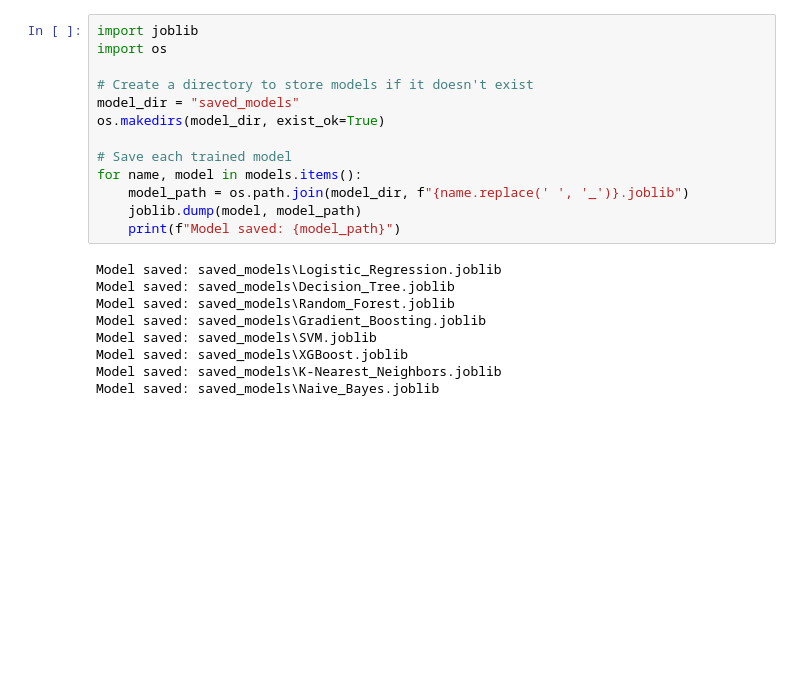
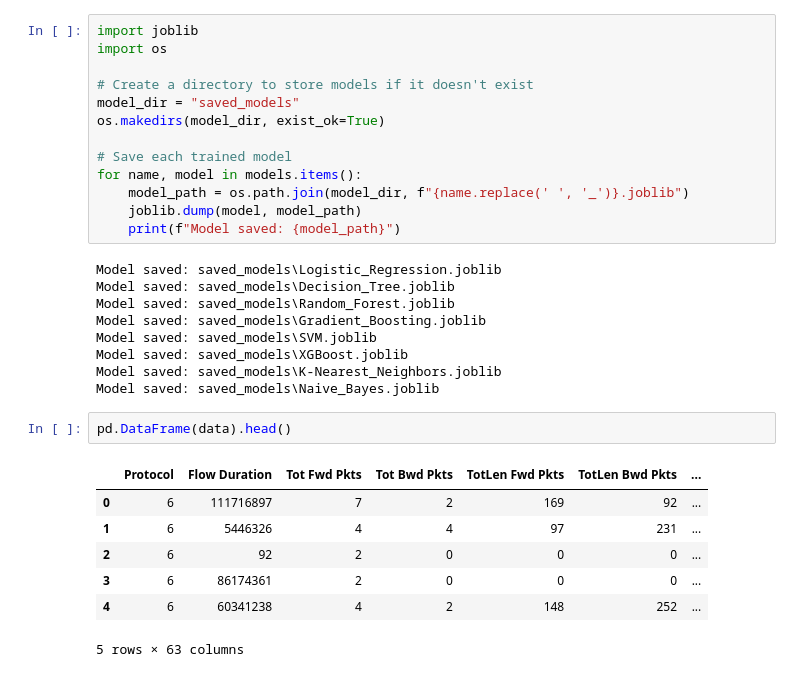
Before and after one commit to prathamk1483/Network-Anomaly-Detection-System, a Jupyter notebook: EDA/main.ipynb, the cells around one changed output. Saved outputs shown, nothing was run; the diff lists cells and outputs as text; blank space fills up the shorter version.

```diff
--- a/EDA/main.ipynb
+++ b/EDA/main.ipynb
@@ -707,3 +707,13 @@ Model saved: saved_models\SVM.joblib
 Model saved: saved_models\XGBoost.joblib
 Model saved: saved_models\K-Nearest_Neighbors.joblib
 Model saved: saved_models\Naive_Bayes.joblib
+# %%
+pd.DataFrame(data).head()
+# %% [output]
+|  | Protocol | Flow Duration | Tot Fwd Pkts | Tot Bwd Pkts | TotLen Fwd Pkts | TotLen Bwd Pkts | ... |
+| 0 | 6 | 111716897 | 7 | 2 | 169 | 92 | ... |
+| 1 | 6 | 5446326 | 4 | 4 | 97 | 231 | ... |
+| 2 | 6 | 92 | 2 | 0 | 0 | 0 | ... |
+| 3 | 6 | 86174361 | 2 | 0 | 0 | 0 | ... |
+| 4 | 6 | 60341238 | 4 | 2 | 148 | 252 | ... |
+5 rows × 63 columns
```
Also changed, not shown: parts of 1 cell of this notebook, 8 other files.
